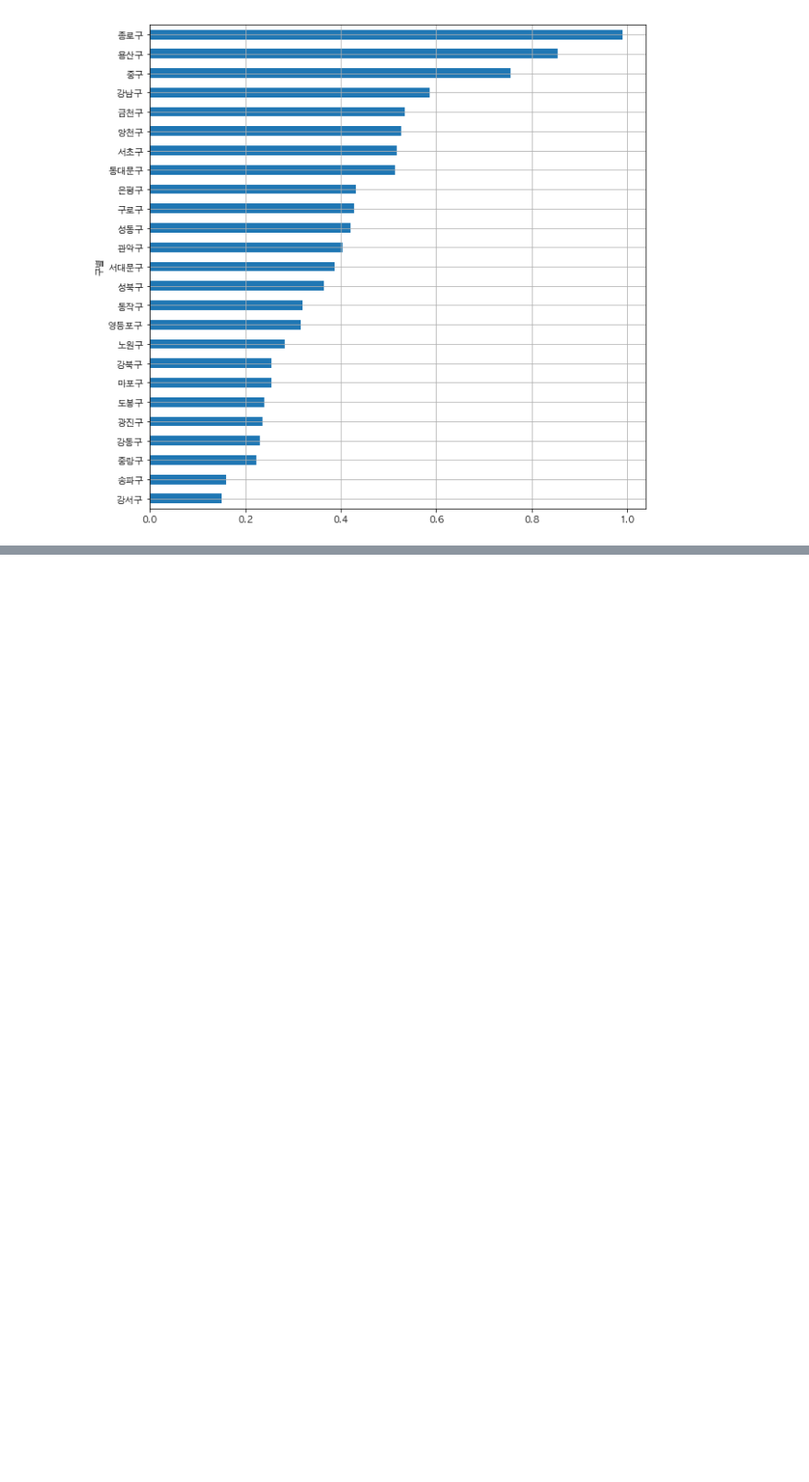
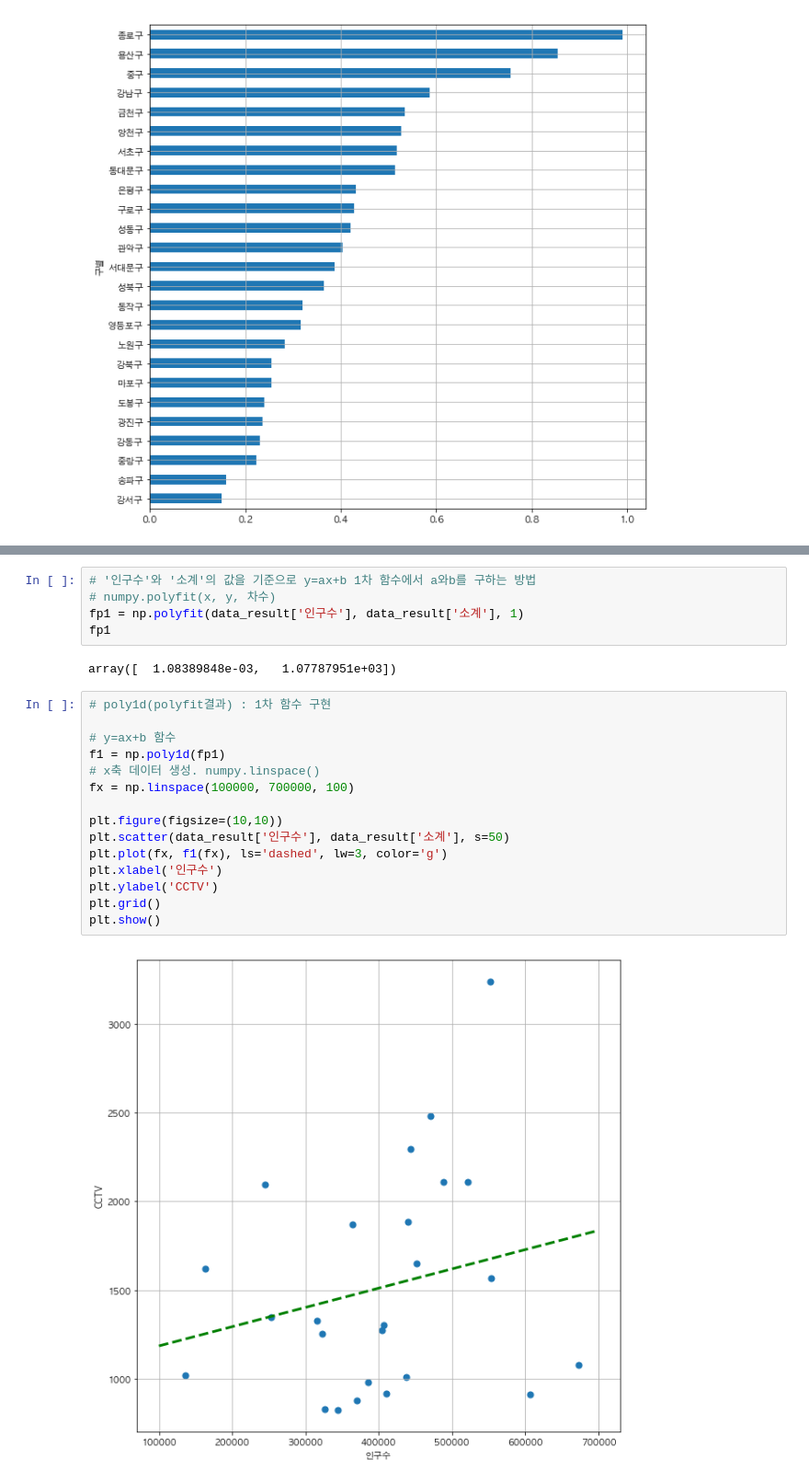
Before and after one commit to YuHyungJune/BOOK_Code, a Jupyter notebook: 파이썬으로 데이터 주무르기.ipynb, the cells around one changed output, grey strips where cells are left out. Shown: that part at 92% size. Drawn from its saved outputs; the diff is of its cells as text; blank space fills up the shorter version.

```diff
--- a/파이썬으로 데이터 주무르기.ipynb
+++ b/파이썬으로 데이터 주무르기.ipynb
@@ -701,0 +702,24 @@ plt.show()
+# %%
+# '인구수'와 '소계'의 값을 기준으로 y=ax+b 1차 함수에서 a와b를 구하는 방법
+# numpy.polyfit(x, y, 차수)
+fp1 = np.polyfit(data_result['인구수'], data_result['소계'], 1)
+fp1
+# %% [output]
+array([  1.08389848e-03,   1.07787951e+03])
+# %%
+# poly1d(polyfit결과) : 1차 함수 구현
+
+# y=ax+b 함수
+f1 = np.poly1d(fp1)
+# x축 데이터 생성. numpy.linspace()
+fx = np.linspace(100000, 700000, 100)
+
+plt.figure(figsize=(10,10))
+plt.scatter(data_result['인구수'], data_result['소계'], s=50)
+plt.plot(fx, f1(fx), ls='dashed', lw=3, color='g')
+plt.xlabel('인구수')
+plt.ylabel('CCTV')
+plt.grid()
+plt.show()
+# %% [output]
+[figure, added]
```
Also changed, not shown: parts of 8 cells of this notebook.
